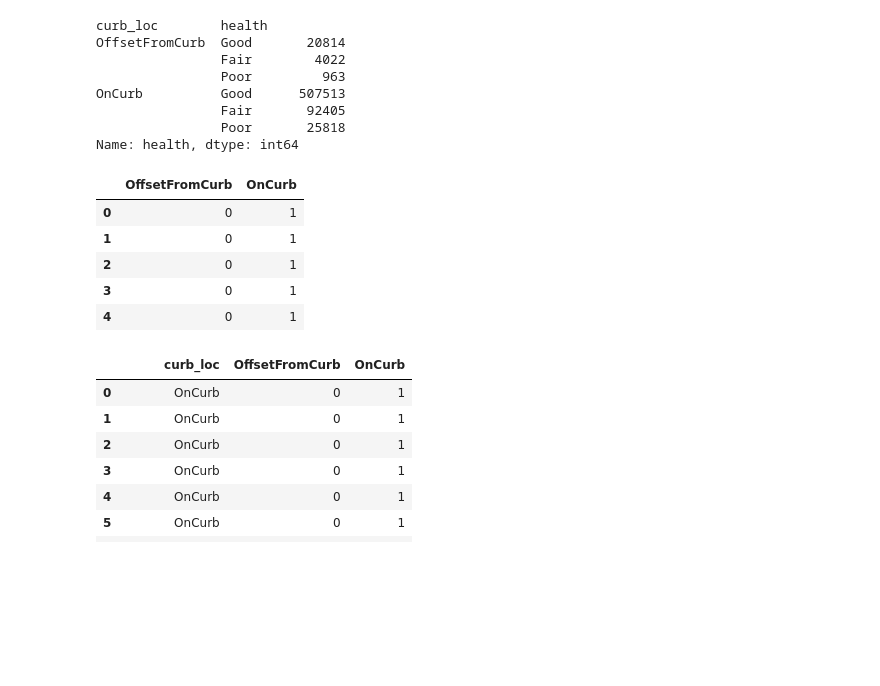
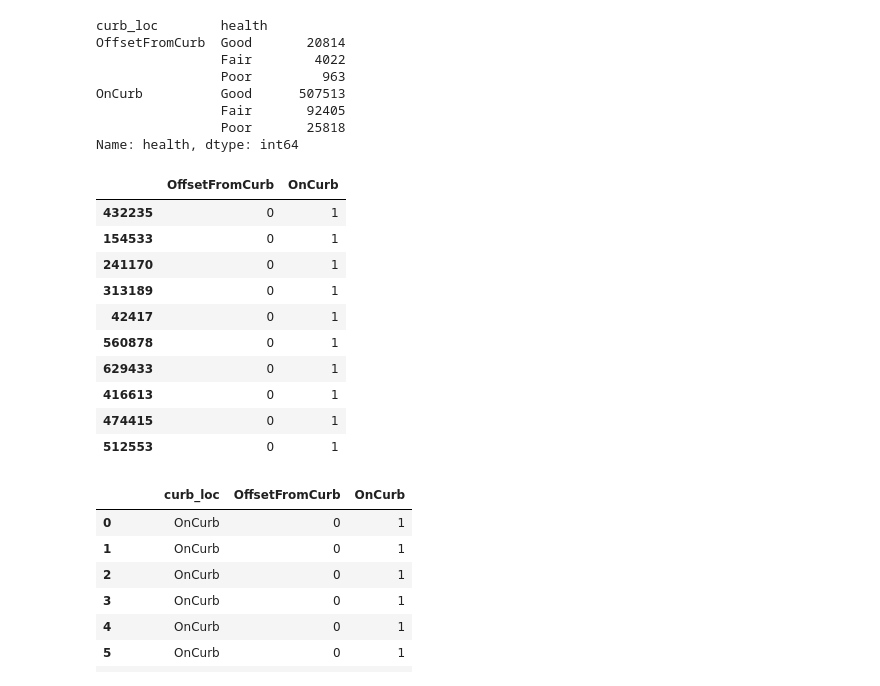
Before and after one commit to annasophiat/tree-health-census, a Jupyter notebook: tree_census_statistical_analysis.ipynb, the cells around one changed output. Cells and saved outputs as stored; diff of their text form; code cells hidden in the pictures; blank space fills up the shorter version.

```diff
--- a/tree_census_statistical_analysis.ipynb
+++ b/tree_census_statistical_analysis.ipynb
@@ -205,15 +227,20 @@ Name: health, dtype: int64
 # %%
 # use one-hot encoding scheme, get dummies variable
 
 curb_loc_dummies = pd.get_dummies(tree.curb_loc)
-curb_loc_dummies.head()
+curb_loc_dummies.sample(10)
 # %% [output]
 |  | OffsetFromCurb | OnCurb |
-| 0 | 0 | 1 |
-| 1 | 0 | 1 |
-| 2 | 0 | 1 |
-| 3 | 0 | 1 |
-| 4 | 0 | 1 |
+| 432235 | 0 | 1 |
+| 154533 | 0 | 1 |
+| 241170 | 0 | 1 |
+| 313189 | 0 | 1 |
+| 42417 | 0 | 1 |
+| 560878 | 0 | 1 |
+| 629433 | 0 | 1 |
+| 416613 | 0 | 1 |
+| 474415 | 0 | 1 |
+| 512553 | 0 | 1 |
 # %%
 pd.concat([tree.curb_loc, curb_loc_dummies], axis=1).head(10)
 # %% [output]
```
Also changed, not shown: parts of 5 cells of this notebook.
